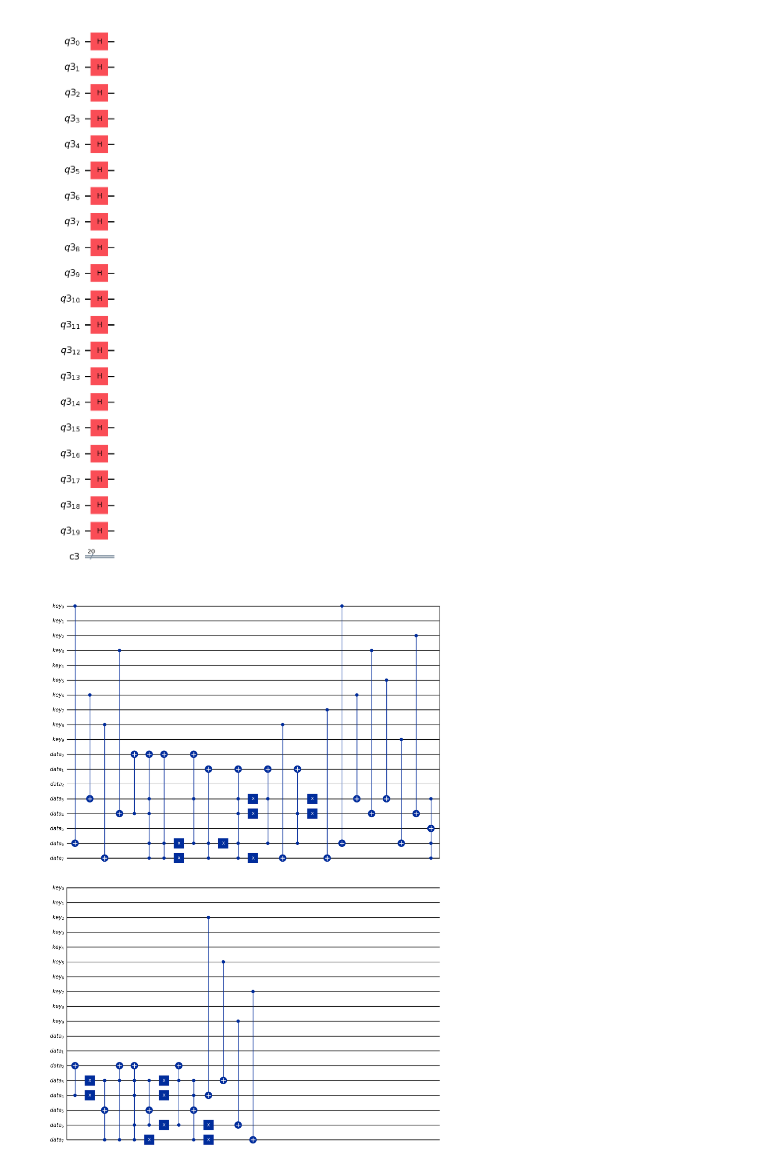
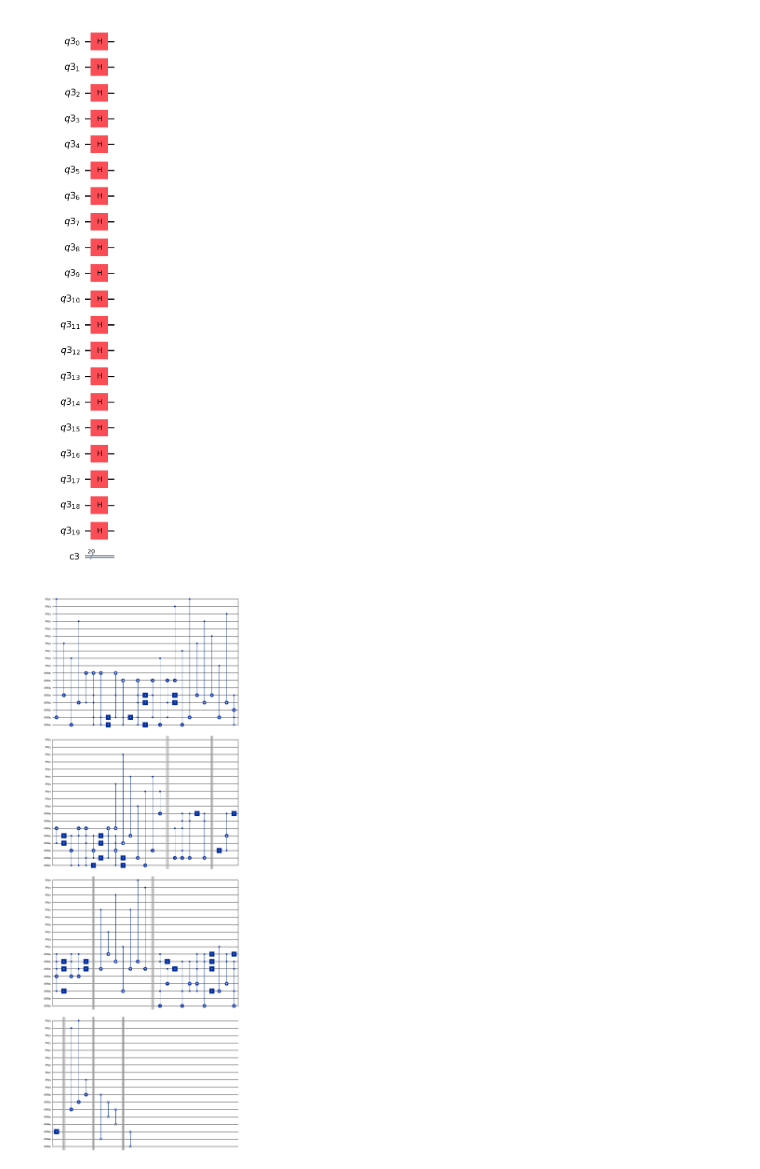
Before and after one commit to agupt0318/BWSI_Noether-s_Nights, a Jupyter notebook: Quantum Circuit Test.ipynb, the cells around one changed output. Cells and saved outputs as stored; diff of their text form; code cells hidden in the pictures.

```diff
--- a/Quantum Circuit Test.ipynb
+++ b/Quantum Circuit Test.ipynb
@@ -49,31 +49,90 @@ circuit.cx(qreg_key[0], qreg_data[6])
 circuit.cx(qreg_key[6], qreg_data[3])
 circuit.cx(qreg_key[3], qreg_data[4])
 circuit.cx(qreg_key[8], qreg_data[7])
 circuit.cx(qreg_key[2], qreg_data[4])
 circuit.cx(qreg_key[5], qreg_data[3])
 circuit.cx(qreg_key[9], qreg_data[6])
 circuit.cx(qreg_key[7], qreg_data[7])
 circuit.cx(qreg_data[4], qreg_data[2])
 circuit.append(C3XGate(), [qreg_data[3], qreg_data[6], qreg_data[7], qreg_data[5]])
 circuit.x(qreg_data[3])
 circuit.x(qreg_data[4])
 circuit.ccx(qreg_data[3], qreg_data[7], qreg_data[5])
 circuit.ccx(qreg_data[3], qreg_data[7], qreg_data[2])
 circuit.append(C4XGate(), [qreg_data[3], qreg_data[4], qreg_data[6], qreg_data[7], qreg_data[2]])
 circuit.ccx(qreg_data[3], qreg_data[6], qreg_data[5])
 circuit.x(qreg_data[7])
 circuit.x(qreg_data[3])
 circuit.x(qreg_data[6])
 circuit.x(qreg_data[4])
 circuit.ccx(qreg_data[3], qreg_data[6], qreg_data[2])
 circuit.append(C3XGate(), [qreg_data[3], qreg_data[4], qreg_data[7], qreg_data[5]])
 circuit.x(qreg_data[7])
 circuit.x(qreg_data[6])
 circuit.cx(qreg_key[2], qreg_data[4])
 circuit.cx(qreg_key[5], qreg_data[3])
 circuit.cx(qreg_key[9], qreg_data[6])
 circuit.cx(qreg_key[7], qreg_data[7])
 
+circuit.cx(qreg_key[5], qreg_data[5])
+circuit.cx(qreg_key[7], qreg_data[0])
+circuit.cx(qreg_key[1], qreg_data[1])
+circuit.cx(qreg_key[6], qreg_data[2])
+
+circuit.cx(qreg_data[2], qreg_data[6])
+circuit.append(C4XGate(), [qreg_data[5], qreg_data[2], qreg_data[0], qreg_data[1], qreg_data[6]])
+circuit.ccx(qreg_data[0], qreg_data[1], qreg_data[6])
+circuit.x(qreg_data[0])
+circuit.ccx(qreg_data[0], qreg_data[1], qreg_data[6])
+
+circuit.x(qreg_data[5])
+circuit.ccx(qreg_data[0], qreg_data[5], qreg_data[3])
+circuit.x(qreg_data[0])
+circuit.append(C4XGate(), [qreg_data[5], qreg_data[2], qreg_data[0], qreg_data[1], qreg_data[3]])
+circuit.x(qreg_data[1])
+circuit.x(qreg_data[2])
+circuit.x(qreg_data[5])
+circuit.ccx(qreg_data[0], qreg_data[1], qreg_data[3])
+circuit.ccx(qreg_data[0], qreg_data[2], qreg_data[3])
+circuit.x(qreg_data[2])
+circuit.x(qreg_data[1])
+
+circuit.cx(qreg_key[4], qreg_data[2])
+circuit.cx(qreg_key[7], qreg_data[0])
+circuit.cx(qreg_key[2], qreg_data[1])
+circuit.cx(qreg_key[4], qreg_data[2])
+circuit.cx(qreg_key[9], qreg_data[5])
+circuit.cx(qreg_key[1], qreg_data[2])
+circuit.cx(qreg_key[0], qreg_data[1])
+
+circuit.append(C3XGate(), [qreg_data[1], qreg_data[0], qreg_data[5], qreg_data[7]])
+circuit.x(qreg_data[1])
+circuit.cx(qreg_data[2], qreg_data[4])
+circuit.x(qreg_data[2])
+circuit.ccx(qreg_data[1], qreg_data[5], qreg_data[7])
+circuit.ccx(qreg_data[1], qreg_data[5], qreg_data[4])
+circuit.append(C4XGate(), [qreg_data[5], qreg_data[0], qreg_data[1], qreg_data[2], qreg_data[4]])
+circuit.ccx(qreg_data[0], qreg_data[1], qreg_data[7])
+circuit.x(qreg_data[0])
+circuit.x(qreg_data[1])
+circuit.x(qreg_data[5])
+circuit.x(qreg_data[2])
+circuit.ccx(qreg_data[0], qreg_data[1], qreg_data[4])
+circuit.cx(qreg_key[9], qreg_data[5])
+circuit.append(C3XGate(), [qreg_data[5], qreg_data[1], qreg_data[2], qreg_data[7]])
+circuit.x(qreg_data[0])
+circuit.x(qreg_data[5])
+
+circuit.cx(qreg_key[1], qreg_data[2])
+circuit.cx(qreg_key[0], qreg_data[1])
+circuit.cx(qreg_key[8], qreg_data[0])
+
+circuit.swap(qreg_data[0], qreg_data[6])
+circuit.swap(qreg_data[1], qreg_data[3])
+circuit.swap(qreg_data[2], qreg_data[4])
+
+circuit.swap(qreg_data[5], qreg_data[7])
+
 circuit.draw('mpl')
 # %% [output]
-[figure, old version]
+[figure, new version]
```
Also changed, not shown: 4 other files.
